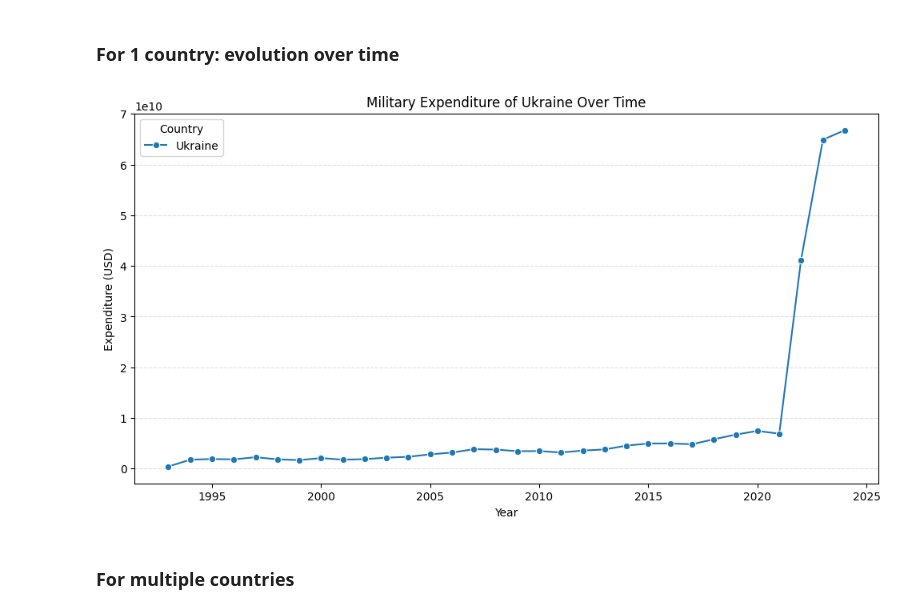
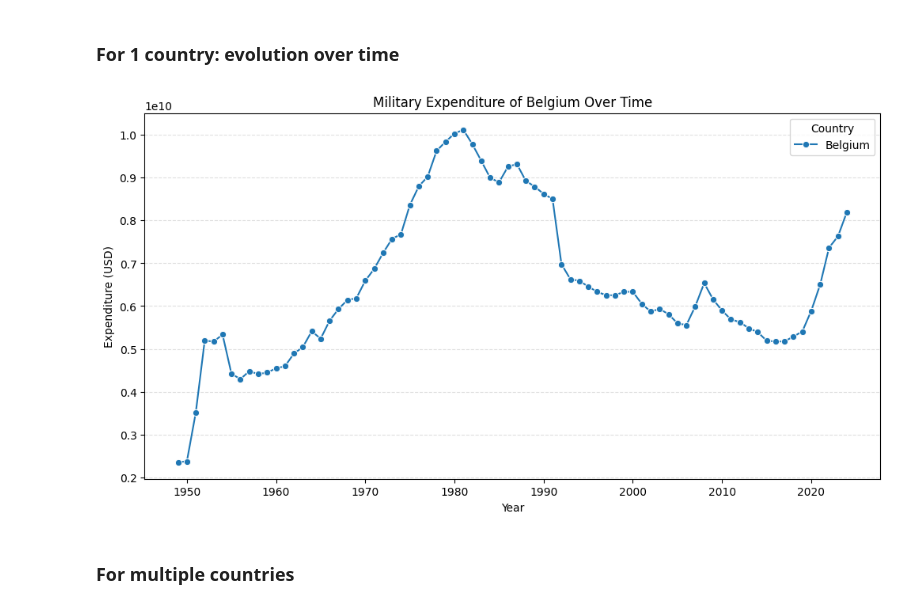
Before and after one commit to Datavisualiatie-UGent/project-dv26-9, a Jupyter notebook: exploration/explore.ipynb, the cells around one changed output. Saved outputs shown, nothing was run; the diff lists cells and outputs as text; code cells hidden in the pictures.

```diff
--- a/exploration/explore.ipynb
+++ b/exploration/explore.ipynb
@@ -237,19 +237,19 @@ Difference:           75,718,350,418
 # %%
 from visualization.data_loader import get_data_for_countries
 
-countries = ['Ukraine']  # add more if present in your data
+countries = ['Belgium']  # add more if present in your data
 subset = get_data_for_countries(data, countries)
 
 plt.figure(figsize=(12,6))
 sns.lineplot(data=subset, x='Year', y=MILITARY_EXPENDITURE_COL, hue=COUNTRY_COL, marker='o')
 plt.title(f"Military Expenditure of {countries[0]} Over Time")
 plt.ylabel("Expenditure (USD)")
 plt.xlabel("Year")
 plt.legend(title="Country")
 plt.grid(axis='y', linestyle='--', alpha=0.4)
 plt.show()
 # %% [output]
-[figure, old version]
+[figure, new version]
 # %% [markdown]
 ### For multiple countries
 # %%
```
Also changed, not shown: parts of 8 cells of this notebook, 21 other files.
